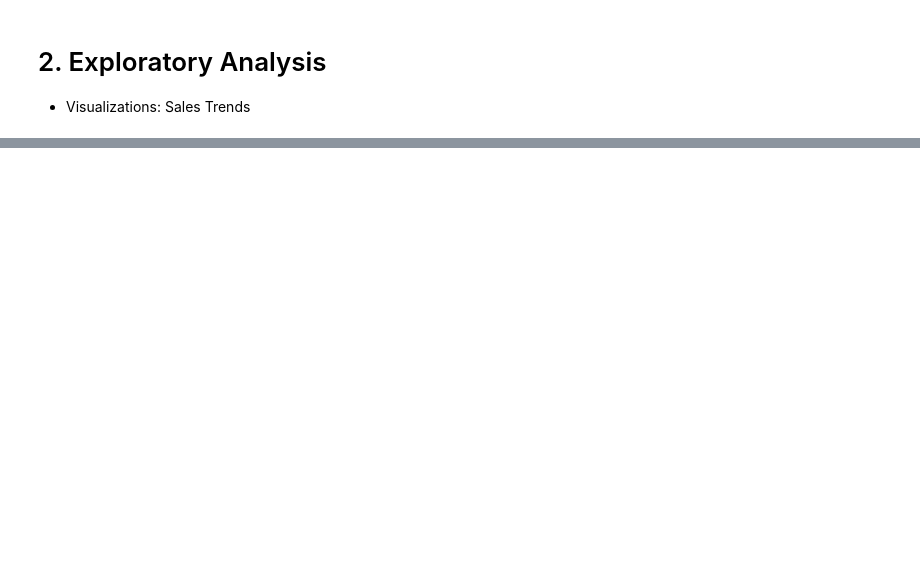
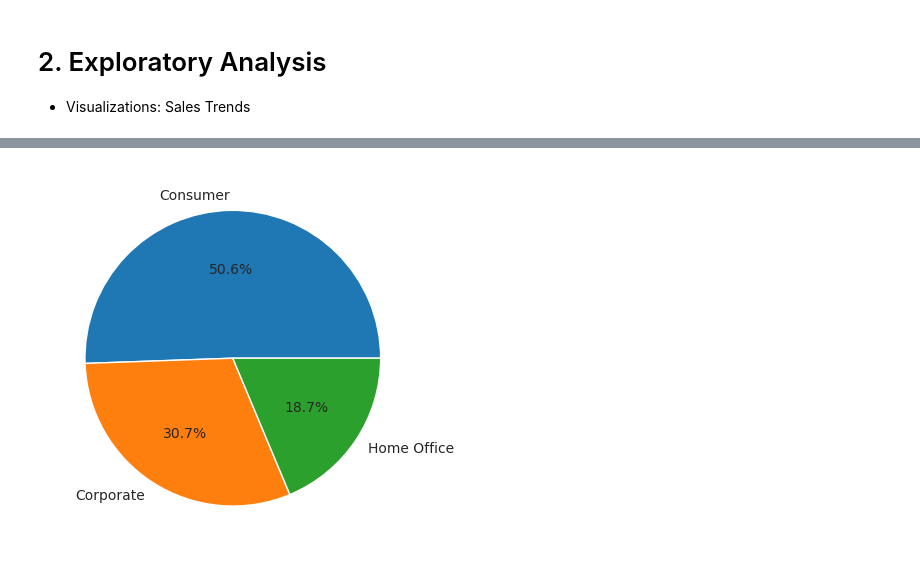
Before and after one commit to zakianazzum/superstore_sales_analysis, a Jupyter notebook: sales_analysis.ipynb, the cells around one changed output, grey strips where cells are left out. Saved outputs shown, nothing was run; the diff lists cells and outputs as text; code cells hidden in the pictures; blank space fills up the shorter version.

```diff
--- a/sales_analysis.ipynb
+++ b/sales_analysis.ipynb
@@ -127,0 +206,4 @@ clv_df
+# %%
+plt.pie(sales_per_segment['Total Revenue'], labels=sales_per_segment['Type of Customers'], autopct='%1.1f%%');
+# %% [output]
+[figure, added]
```
Also changed, not shown: parts of 45 cells of this notebook.
